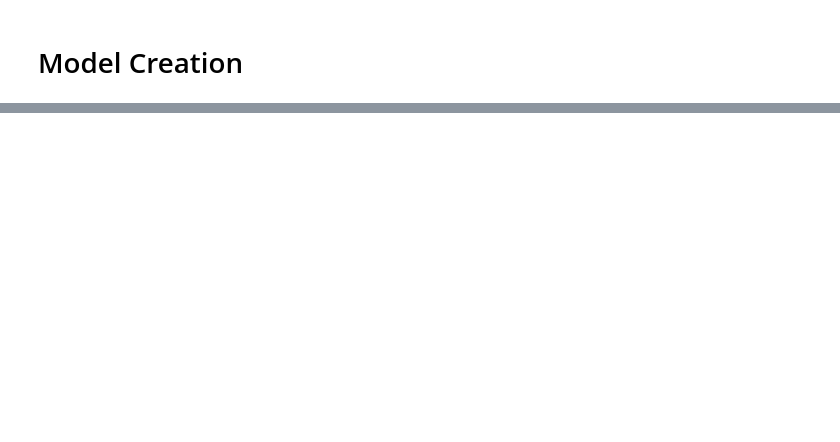
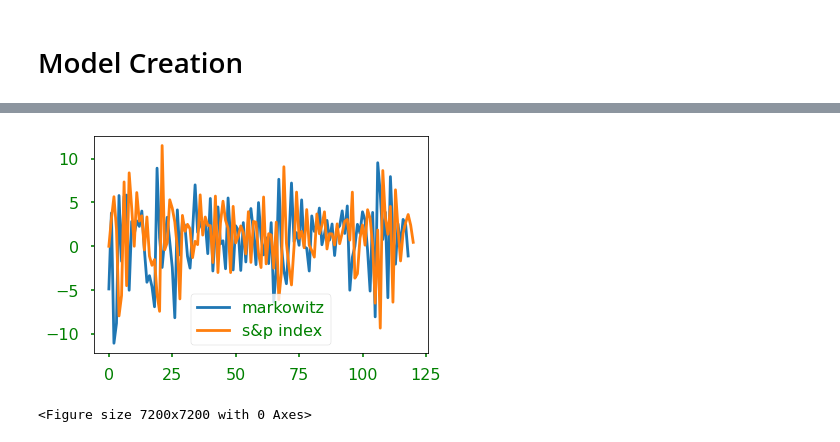
Before and after one commit to H-Cindy/CQF-Deep-Dive-Sharpe, a Jupyter notebook: Deep_dive_sharpe.ipynb, the cells around one changed output, grey strips where cells are left out. Drawn from its saved outputs; the diff is of its cells as text; code cells hidden in the pictures; blank space fills up the shorter version.

```diff
--- a/Deep_dive_sharpe.ipynb
+++ b/Deep_dive_sharpe.ipynb
@@ -278,0 +282,19 @@ TypeError: __init__() missing 1 required positional argument: 'num_assets'
+# %%
+#data preprocess. Remove S&P and fill in missing companies
+full_DS = full_DS[full_DS['name'] != "S&P 500"]
+master_name_list = full_DS[full_DS.date == "2020-01-01"].name
+master_name_set = set(master_name_list)
+
+for group_name, df_month in full_DS.groupby(pd.Grouper(key='date')):
+  # add any companies that are in the current 500 that arent in the current group
+  name_difference = master_name_set.difference(set(df_month.name))
+  #if index == 0:
+  #  print(name_difference)
+  #  print(len(name_difference))
+
+  for xtra in name_difference:
+    full_DS = full_DS.append({'name': xtra, 'date': group_name, 'monthly_return': -100}, ignore_index=True)
+
+full_DS = full_DS.sort_values(by = ['date', 'name'])
+full_DS['monthly_return'] = full_DS['monthly_return'].fillna(0)
+full_DS
@@ -278,0 +402,19 @@ TypeError: __init__() missing 1 required positional argument: 'num_assets'
+# %%
+
+saved_weights = np.load('weights_113.npy', allow_pickle=True)
+dates = full_DS['date'].unique()
+offset_returns = [np.dot(saved_weights[i], full_DS[full_DS.date == dates[i+1]]['monthly_return']) for i in range(len(dates) - 1)]
+
+
+spindex = pd.read_csv("sharpeDS.csv")
+spindex = spindex[spindex['name'] == 'S&P 500']
+spindex = spindex.drop_duplicates(subset=['date'])
+spindex['monthly_return'] = spindex['monthly_return'].fillna(0)
+
+plt.plot(offset_returns, label="markowitz")
+plt.plot(spindex['monthly_return'].values, label="s&p index")
+plt.legend()
+plt.show()
+# %% [output]
+[figure, added]
+<Figure size 7200x7200 with 0 Axes>
```
Also changed, not shown: parts of 17 cells of this notebook, 3 other files.
